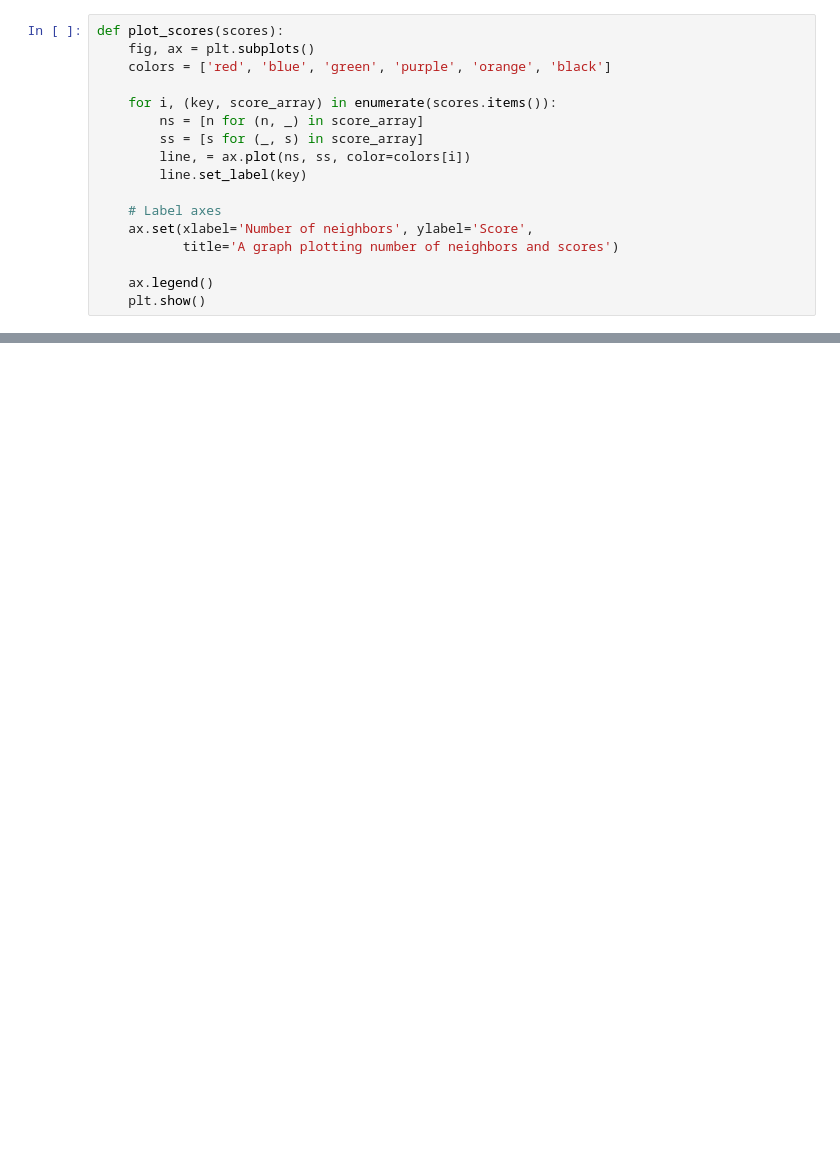
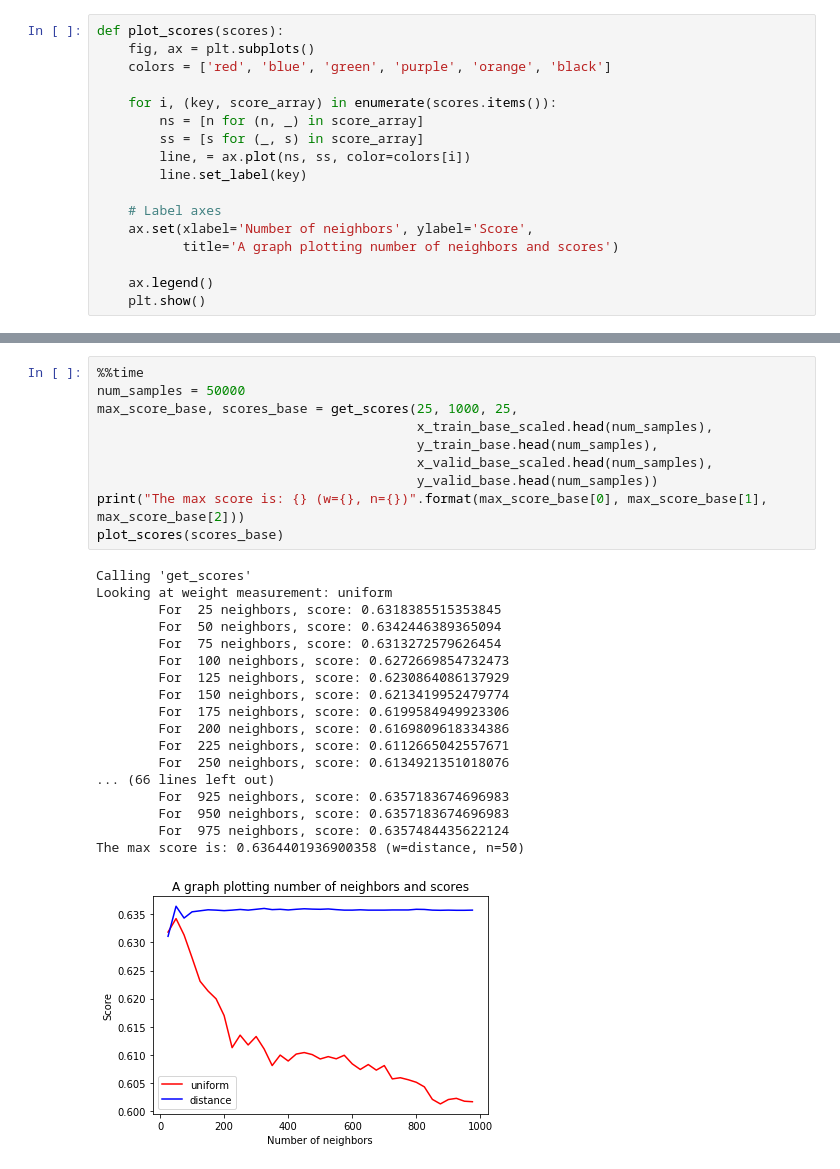
Before and after one commit to michaelmdresser/csci5622project, a Jupyter notebook: erika_knn.ipynb, the cells around one changed output, grey strips where cells are left out. Cells and saved outputs as stored; diff of their text form; blank space fills up the shorter version.

```diff
--- a/erika_knn.ipynb
+++ b/erika_knn.ipynb
@@ -123,0 +180,29 @@ X_train.head()
+# %%
+%%time
+num_samples = 50000
+max_score_base, scores_base = get_scores(25, 1000, 25,
+                                         x_train_base_scaled.head(num_samples),
+                                         y_train_base.head(num_samples),
+                                         x_valid_base_scaled.head(num_samples),
+                                         y_valid_base.head(num_samples))
+print("The max score is: {} (w={}, n={})".format(max_score_base[0], max_score_base[1], max_score_base[2]))
+plot_scores(scores_base)
+# %% [output]
+Calling 'get_scores'
+Looking at weight measurement: uniform
+        For  25 neighbors, score: 0.6318385515353845
+        For  50 neighbors, score: 0.6342446389365094
+        For  75 neighbors, score: 0.6313272579626454
+        For  100 neighbors, score: 0.6272669854732473
+        For  125 neighbors, score: 0.6230864086137929
+        For  150 neighbors, score: 0.6213419952479774
+        For  175 neighbors, score: 0.6199584949923306
+        For  200 neighbors, score: 0.6169809618334386
+        For  225 neighbors, score: 0.6112665042557671
+        For  250 neighbors, score: 0.6134921351018076
+... (66 lines left out)
+        For  925 neighbors, score: 0.6357183674696983
+        For  950 neighbors, score: 0.6357183674696983
+        For  975 neighbors, score: 0.6357484435622124
+The max score is: 0.6364401936900358 (w=distance, n=50)
+[figure, added]
```
Also changed, not shown: parts of 30 cells of this notebook, 10 other files.
